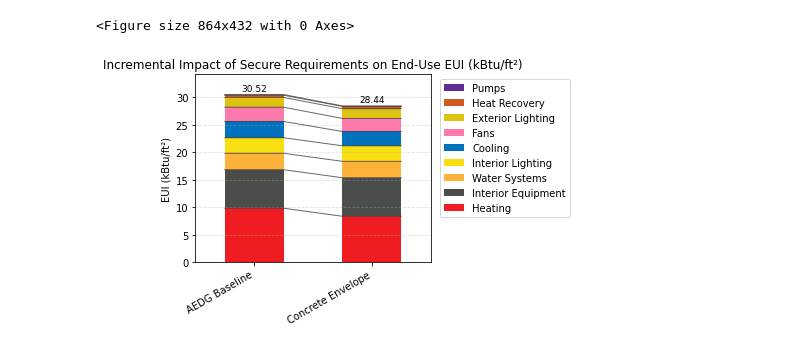
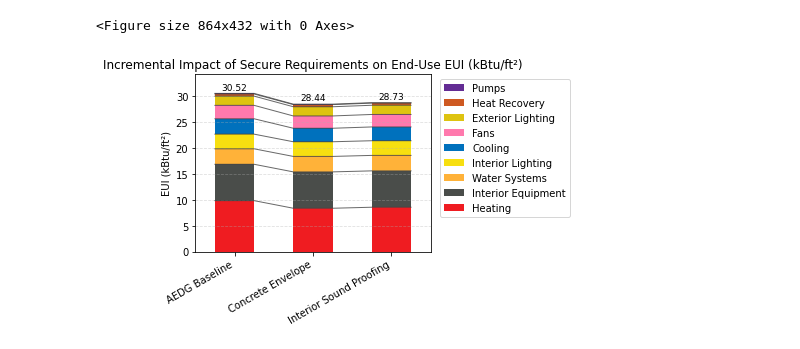
Before and after one commit to brianlball/PAT_projects, a Jupyter notebook: pat_sddc_office/Chicago/results.ipynb, the cells around one changed output. Drawn from its saved outputs; the diff is of its cells as text; code cells hidden in the pictures.

```diff
--- a/pat_sddc_office/Chicago/results.ipynb
+++ b/pat_sddc_office/Chicago/results.ipynb
@@ -13,7 +13,8 @@ ROOT_DIR = Path(r"C:\projects\resilience\pat_sddc_office\Chicago")  # <-- your p
 RUN_ORDER = [
     {"SystemD_baseline": "AEDG Baseline"},
     {"SystemD_extwall_R23": "Concrete Envelope"},
-    {"SystemD_extwall_R23_infil": "Tighter Infilration"}
+    {"SystemD_extwall_R23_intwall1flr": "Interior Sound Proofing"}
+    #{"SystemD_extwall_R23_infil": "Tighter Infilration"}
 
     # add more...
 ]
@@ -231,2 +232,2 @@ Check: Sum of 9-category EUI vs HTML 'Total Site EUI'
 <Figure size 864x432 with 0 Axes>
-[figure, old version]
+[figure, new version]
```
Also changed, not shown: parts of 1 cell of this notebook, 1 other file.
